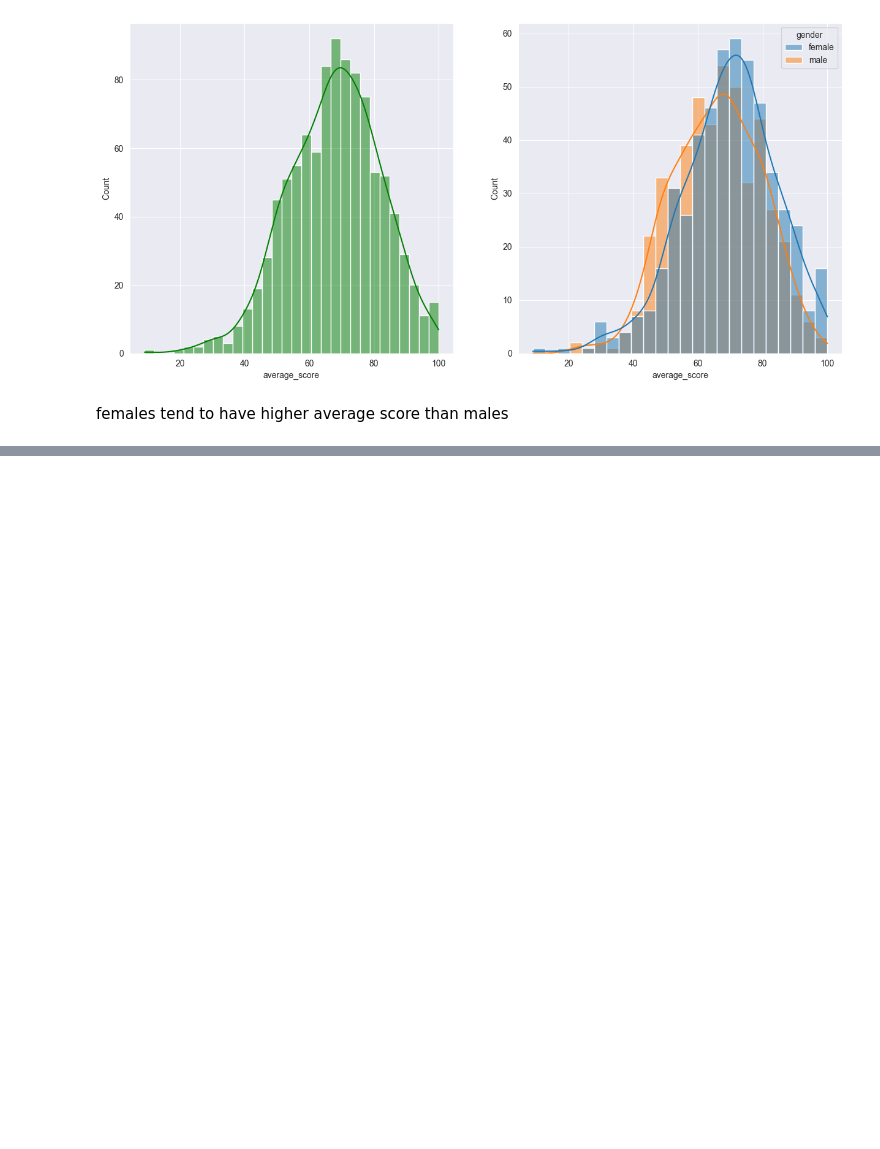
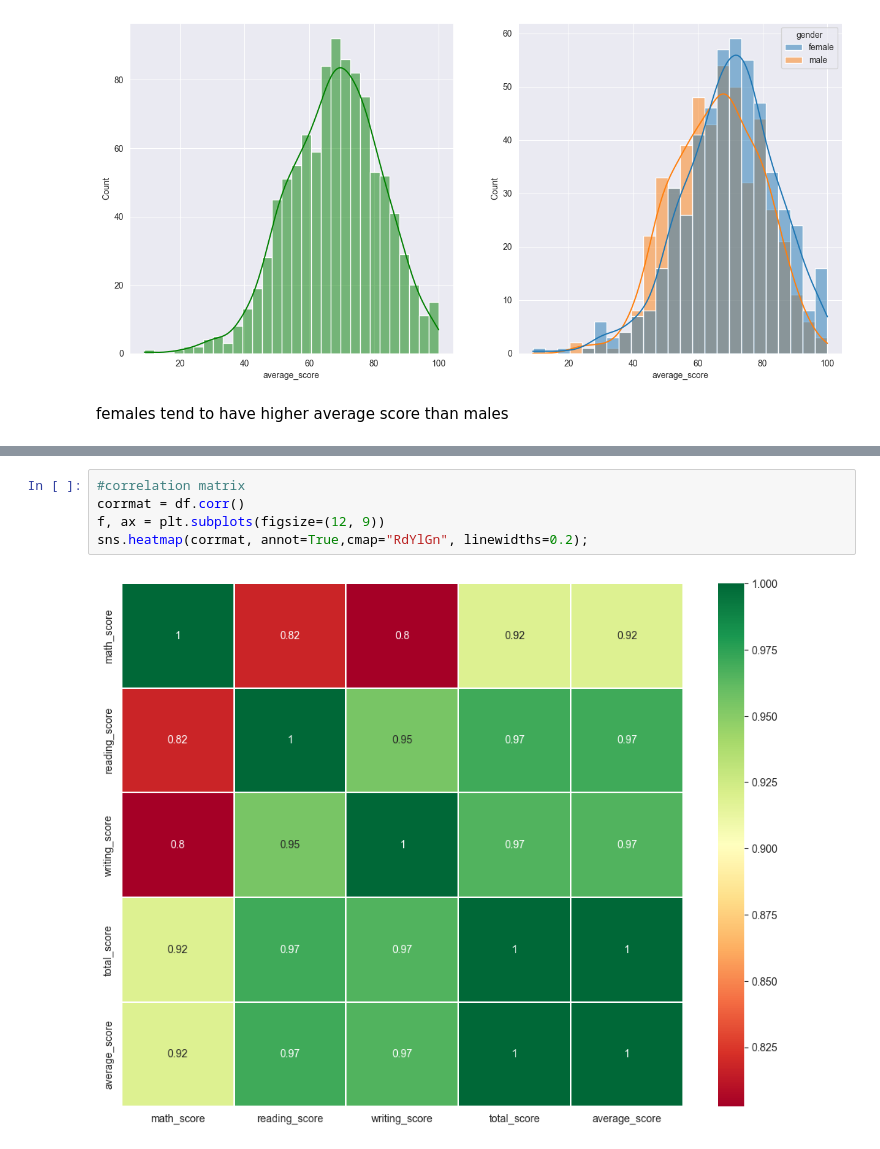
Before and after one commit to oussamaJMAA/ml_project, a Jupyter notebook: notebook/eda_student_perfromance.ipynb, the cells around one changed output, grey strips where cells are left out. Cells and saved outputs as stored; diff of their text form; blank space fills up the shorter version.

```diff
--- a/notebook/eda_student_perfromance.ipynb
+++ b/notebook/eda_student_perfromance.ipynb
@@ -462,0 +399,7 @@ plt.show()
+# %%
+#correlation matrix
+corrmat = df.corr()
+f, ax = plt.subplots(figsize=(12, 9))
+sns.heatmap(corrmat, annot=True,cmap="RdYlGn", linewidths=0.2);
+# %% [output]
+[figure, added]
```
Also changed, not shown: parts of 2 cells of this notebook, 6 other files.
